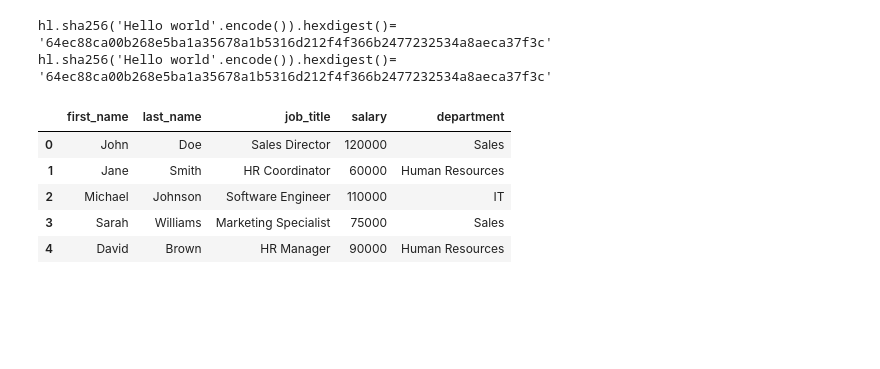
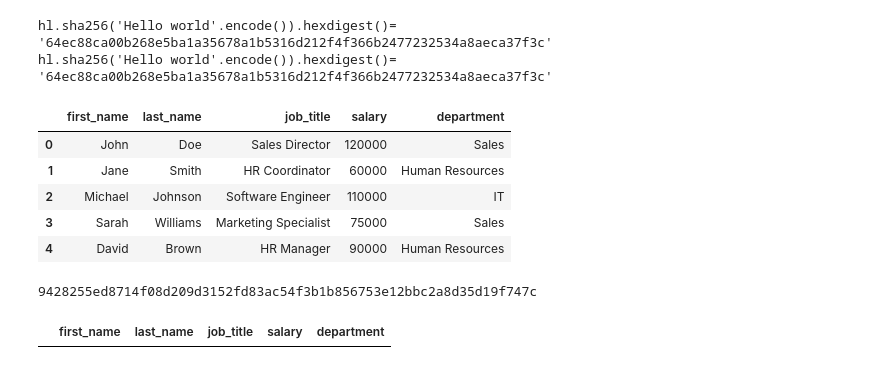
Before and after one commit to ritmoali/dataprocessing_Rithwan_Mohamed_Ali, a Jupyter notebook: codealongs/L020_annonymization.ipynb, the cells around one changed output. Cells and saved outputs as stored; diff of their text form; code cells hidden in the pictures; blank space fills up the shorter version.

```diff
--- a/codealongs/L020_annonymization.ipynb
+++ b/codealongs/L020_annonymization.ipynb
@@ -45,0 +44,10 @@ employees["Fir"]
+# %%
+employees["first_name"]= employees["first_name"].apply(lambda name: hl.sha256(name.encode()).hexdigest())
+# %%
+name= input("Enter name: ")
+name_hash = hl.sha256(name.encode()).hexdigest()
+print(name_hash)
+employees.query("first_name == @name_hash")
+# %% [output]
+9428255ed8714f08d209d3152fd83ac54f3b1b856753e12bbc2a8d35d19f747c
+|  | first_name | last_name | job_title | salary | department |
```
Also changed, not shown: parts of 1 cell of this notebook, 10 other files.
